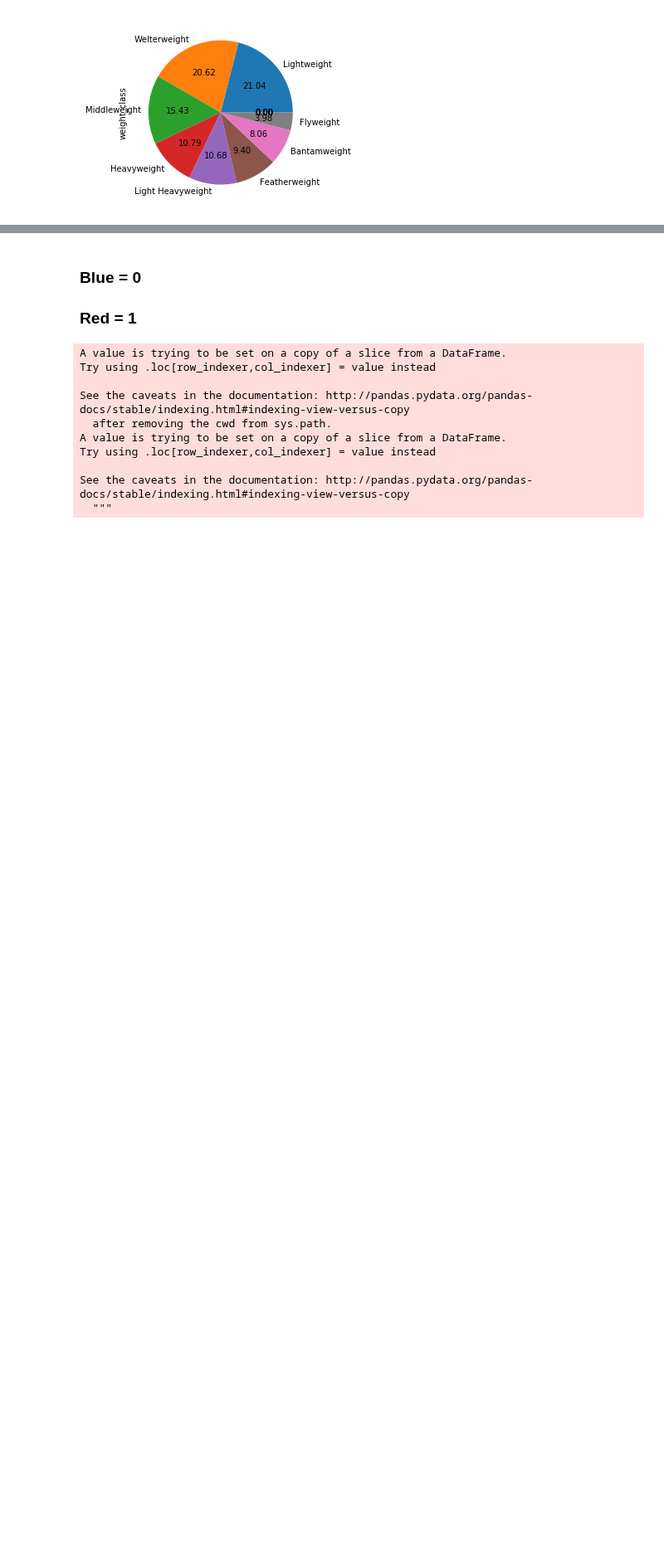
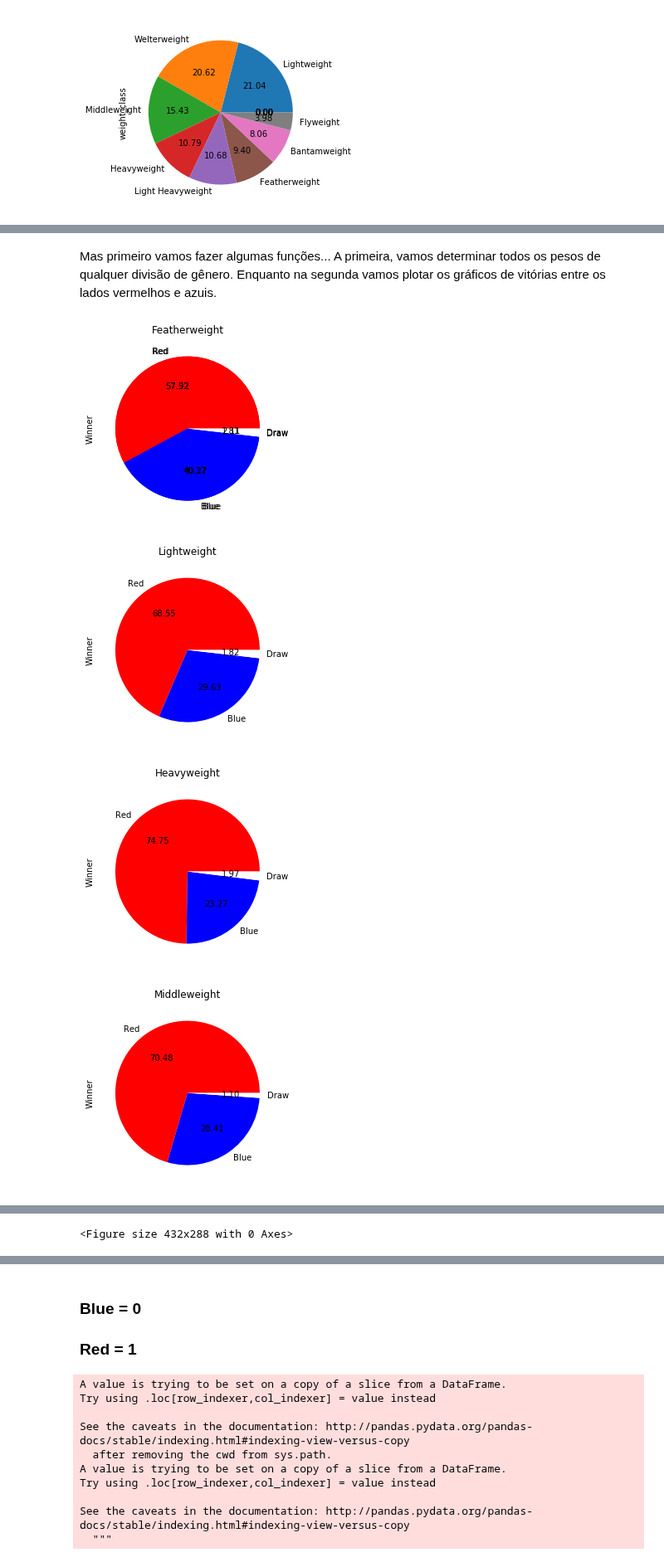
Before and after one commit to VergaraC/Dados_P3, a Jupyter notebook: Projeto3_Sujo/Sujo_Edgard/Projeto3_Sujo_Edgard.ipynb, the cells around one changed output, grey strips where cells are left out. Shown at 83% size. Drawn from its saved outputs; the diff is of its cells as text; code cells hidden in the pictures; blank space fills up the shorter version.

```diff
--- a/Projeto3_Sujo/Sujo_Edgard/Projeto3_Sujo_Edgard.ipynb
+++ b/Projeto3_Sujo/Sujo_Edgard/Projeto3_Sujo_Edgard.ipynb
@@ -100,0 +124,29 @@ data_homem.weight_class.value_counts().plot(kind='pie',autopct="%0.2f",legend=Fa
+# %% [markdown]
+Mas primeiro vamos fazer algumas funções...
+A primeira, vamos determinar todos os pesos de qualquer divisão de gênero.
+Enquanto na segunda vamos plotar os gráficos de vitórias entre os lados vermelhos e azuis.
+# %%
+def pesos(df_pesos):
+    data_homem_pesos = []
+    for i in df_pesos:
+        if i not in data_homem_pesos:
+            data_homem_pesos.append(i)
+    return data_homem_pesos
+# %%
+def plota_graficos_por_peso(df):
+    v=0
+    i=-1
+    for p in pesos(df.weight_class):
+        v = data_homem.Winner.loc[(df.weight_class==p)]
+        v.value_counts().plot(kind='pie',colors=['red','blue',"white"],autopct="%0.2f",legend=False);
+        plt.title(p)
+        plt.figure(i)
+        i+=1
+    return None
+# %%
+plota_graficos_por_peso(data_homem)
+# %% [output]
+[figure, added]
+[figure, added]
+[figure, added]
+[figure, added]
@@ -100,0 +156 @@ data_homem.weight_class.value_counts().plot(kind='pie',autopct="%0.2f",legend=Fa
+<Figure size 432x288 with 0 Axes>
```
Also changed, not shown: parts of 11 cells of this notebook, 1 other file.
